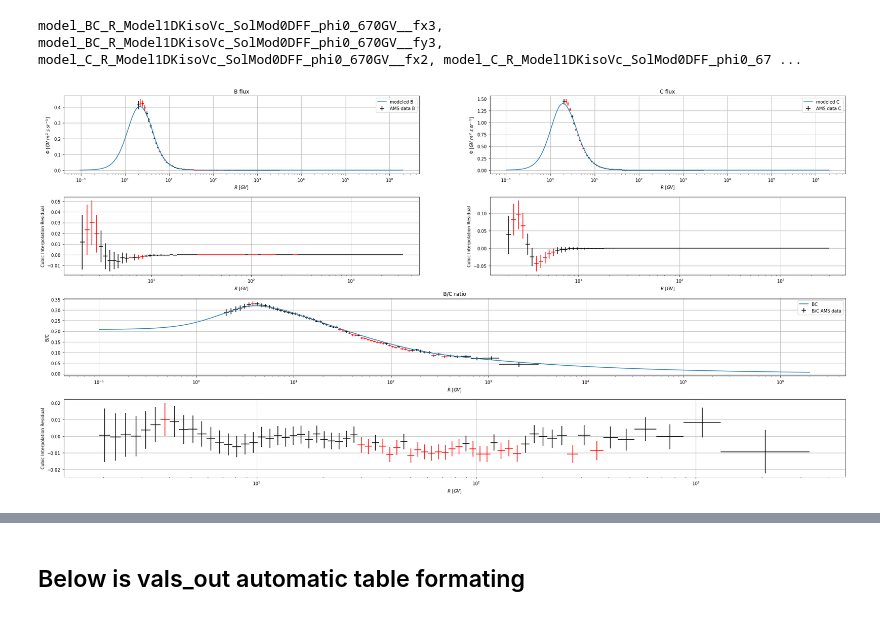
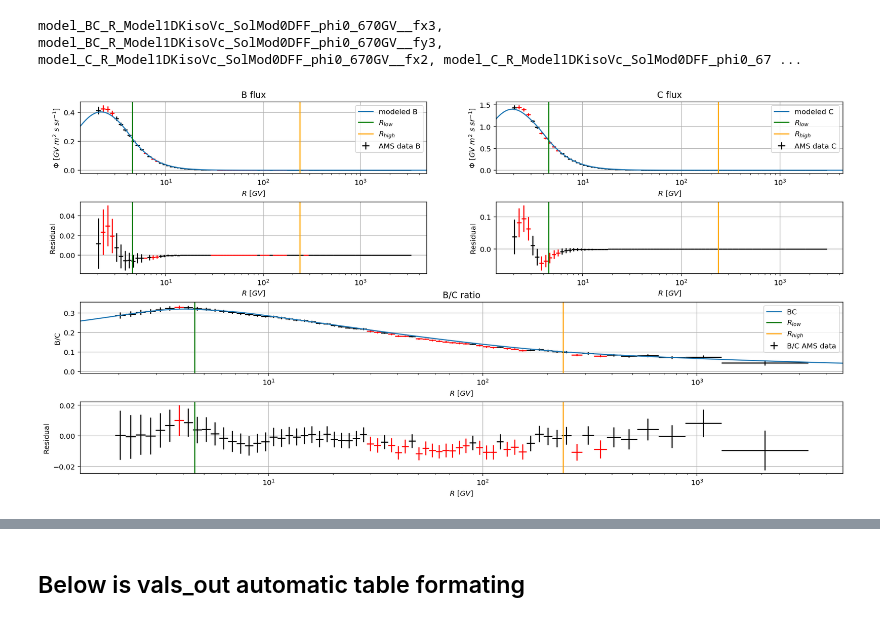
Before and after one commit to Naderschah/USINE_docker, a Jupyter notebook: gen_graphs.ipynb, the cells around one changed output, grey strips where cells are left out. Cells and saved outputs as stored; diff of their text form; code cells hidden in the pictures.

```diff
--- a/gen_graphs.ipynb
+++ b/gen_graphs.ipynb
@@ -158,9 +204,10 @@ model_BC_R_Model1DKisoVc_SolMod0DFF_phi0_670GV__fx3, model_BC_R_Model1DKisoVc_So
 # Primary fraction plot
 
 #       Boilerplate
-fig = plt.figure(figsize=(32,16))
+fig = plt.figure(figsize=(twocolumn_width,0.5*twocolumn_width))
 #plt.xlim(0.0009,1100000)
 #plt.ylim(0,100)
+fig.set_dpi(72*2)
 
 
 
@@ -173,7 +220,7 @@ fig = plt.figure(figsize=(32,16))
 #ax.set_xticks([1e-3, 1e-2,1e-1,1e0,1e1,1e2,1e3,1e4,1e5,1e6])
 #ax.set_yticks(np.linspace(0,100,11))
 #ax.get_xaxis().set_major_formatter(matplotlib.ticker.ScalarFormatter())
-plt.subplots_adjust(hspace=0.3)
+plt.subplots_adjust(hspace=0.4)
 
 #       Plotting
 ax1 = fig.add_subplot(4,2,1)
@@ -189,7 +236,7 @@ for i in (ax1, ax2, ax3):
 
 for i in (ax1_r, ax2_r, ax3_r):
     i.set_xscale('log')
-    i.set_ylabel('Cubic Interpolation Residual')
+    i.set_ylabel('Residual')
     i.set_xlabel('$R\ [GV]$')
     i.grid()
 
@@ -214,42 +261,52 @@ for key in C_dat:
                 ax1.plot(C_dat[key], C_dat[key.replace('fx','fy')], label='modeled '+label)
                 ax1.errorbar(y=data['QUANTITY VALUE: [#/sr/s/m2/EAxis] if flux , no unit if ratio'], x=data[ '<E>: mean value bin [GeV/n, GeV, GV, or GeV]'], xerr=[data['<E>: mean value bin [GeV/n, GeV, GV, or GeV]']-data['EBIN_LOW'], data['EBIN_HIGH']-data['<E>: mean value bin [GeV/n, GeV, GV, or GeV]']], yerr=[data['ERR_STAT']+data['ERR_SYST'], data['ERR_STAT+']+data['ERR_SYST+']] ,label='AMS data '+label,fmt='None',c='black',ecolor=colors)
                 ax1.set_title('B flux')
-                ax1.legend()
-
                 # Plot residuals
                 ax1_r.errorbar(y=data['QUANTITY VALUE: [#/sr/s/m2/EAxis] if flux , no unit if ratio']-interpolated_fit, x=data[ '<E>: mean value bin [GeV/n, GeV, GV, or GeV]'], xerr=[data['<E>: mean value bin [GeV/n, GeV, GV, or GeV]']-data['EBIN_LOW'], data['EBIN_HIGH']-data['<E>: mean value bin [GeV/n, GeV, GV, or GeV]']], yerr=[data['ERR_STAT']+data['ERR_SYST'], data['ERR_STAT+']+data['ERR_SYST+']] ,label='AMS data '+label,fmt='None',c='black',ecolor=colors)
 
             if label == 'C':
                 data = AMS_data[key.split('_')[1]]
                 # Make interpolation to fit to AMS data
                 f=interp1d(C_dat[key], C_dat[key.replace('fx','fy')], kind='cubic')
                 interpolated_fit = f(data[ '<E>: mean value bin [GeV/n, GeV, GV, or GeV]'])
                 # Get coloring scheme
                 colors = [data['QUANTITY VALUE: [#/sr/s/m2/EAxis] if flux , no unit if ratio']-interpolated_fit-(data['ERR_STAT']+data['ERR_SYST']), data['QUANTITY VALUE: [#/sr/s/m2/EAxis] if flux , no unit if ratio']-interpolated_fit+(data['ERR_STAT+']+data['ERR_SYST+'])]
                 colors = ['black' if i<0<j else 'red' for i,j in zip(colors[0],colors[1])]
                 # Plot Graph
                 ax2.plot(C_dat[key], C_dat[key.replace('fx','fy')], label='modeled '+label)
                 ax2.errorbar(y=data['QUANTITY VALUE: [#/sr/s/m2/EAxis] if flux , no unit if ratio'], x=data[ '<E>: mean value bin [GeV/n, GeV, GV, or GeV]'], xerr=[data['<E>: mean value bin [GeV/n, GeV, GV, or GeV]']-data['EBIN_LOW'], data['EBIN_HIGH']-data['<E>: mean value bin [GeV/n, GeV, GV, or GeV]']], yerr=[data['ERR_STAT']+data['ERR_SYST'], data['ERR_STAT+']+data['ERR_SYST+']] ,label='AMS data '+label,fmt='None',c='black',ecolor=colors)
                 ax2.set_title('C flux')
-                ax2.legend()
                 # Plot residuals
                 ax2_r.errorbar(y=data['QUANTITY VALUE: [#/sr/s/m2/EAxis] if flux , no unit if ratio']-interpolated_fit, x=data[ '<E>: mean value bin [GeV/n, GeV, GV, or GeV]'], xerr=[data['<E>: mean value bin [GeV/n, GeV, GV, or GeV]']-data['EBIN_LOW'], data['EBIN_HIGH']-data['<E>: mean value bin [GeV/n, GeV, GV, or GeV]']], yerr=[data['ERR_STAT']+data['ERR_SYST'], data['ERR_STAT+']+data['ERR_SYST+']] ,label='AMS data '+label,fmt='None',c='black',ecolor=colors)
             if label == 'BC':
                 # Make interpolation to fit to AMS data for residuals
+                name = [i for i in C_dat.keys() if 'data_' in i and 'fx' in i and label in i][0]
                 f=interp1d(C_dat[key], C_dat[key.replace('fx','fy')], kind='cubic')
                 interpolated_fit = f(C_dat[name])
                 # Get coloring scheme
                 colors = [C_dat[name.replace('fx','fy')]-interpolated_fit-C_dat[name.replace('fx','fely')], C_dat[name.replace('fx','fy')]-interpolated_fit+C_dat[name.replace('fx','fehy')]]
                 colors = ['black' if i<0<j else 'red' for i,j in zip(colors[0],colors[1])]
                 # Plot Graph
                 ax3.set_title('B/C ratio')
                 ax3.plot(C_dat[key], C_dat[key.replace('fx','fy')], label=label)
                 # Get AMS data and plot
-                name = [i for i in C_dat.keys() if 'data_' in i and 'fx' in i and label in i][0]
                 if label == 'BC': label = 'B/C'
                 ax3.errorbar(x=C_dat[name], y=C_dat[name.replace('fx','fy')],yerr= [C_dat[name.replace('fx','fely')], C_dat[name.replace('fx','fehy')]],xerr= [C_dat[name.replace('fx','felx')], C_dat[name.replace('fx','fehx')]],label=label+' AMS data',fmt='None',c='black',ecolor=colors)
-                ax3.legend()
                 # Plot residuals
                 ax3_r.errorbar(x=C_dat[name], y=C_dat[name.replace('fx','fy')]-interpolated_fit,yerr= [C_dat[name.replace('fx','fely')], C_dat[name.replace('fx','fehy')]],xerr= [C_dat[name.replace('fx','felx')], C_dat[name.replace('fx','fehx')]],label=label+' AMS data',fmt='None',ecolor=colors)
+
+
+for i in (ax1, ax2, ax3,ax1_r, ax2_r, ax3_r):
+    i.axvline(transport_params['R_{low} (GV)'],label='$R_{low}$',c='green')
+    i.axvline(transport_params['R_{break} (GV)'],label='$R_{high}$',c='orange')
+for i in (ax1, ax2, ax3):
+    i.legend()
+for i in ((ax1,ax1_r), (ax2,ax2_r), (ax3, ax3_r)):
+    i[0].set_xlim(i[1].get_xlim())
+
+
+
+plt.savefig('/home/felix/USINE/gen_graphics/{}_fluxes.png'.format(model_dir.split('/')[-1][:-len('_out'):]),bbox_inches='tight')
+plt.show()
 # %% [output]
-[figure, old version]
+[figure, new version]
```
Also changed, not shown: parts of 12 cells of this notebook, 20 other files.
